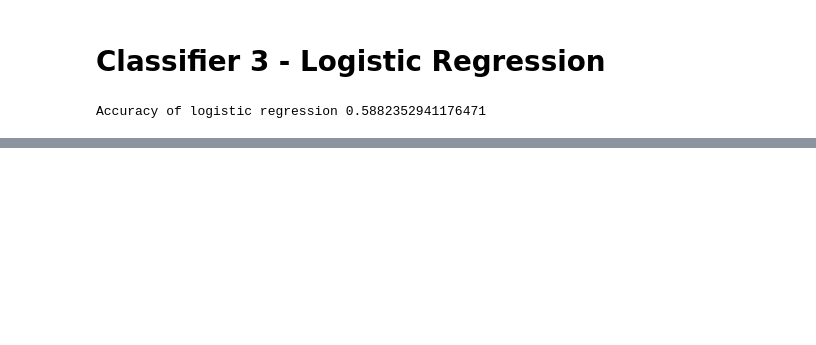
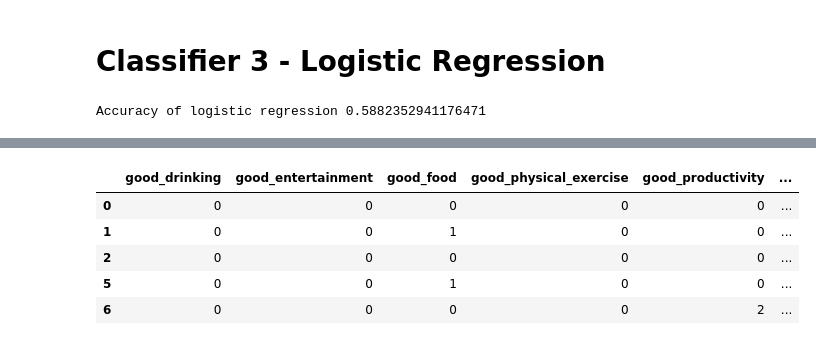
Before and after one commit to pshreyasv100/dmt-assignment-1, a Jupyter notebook: a1_shreyas.ipynb, the cells around one changed output, grey strips where cells are left out. Cells and saved outputs as stored; diff of their text form; code cells hidden in the pictures; blank space fills up the shorter version.

```diff
--- a/a1_shreyas.ipynb
+++ b/a1_shreyas.ipynb
@@ -1108,0 +1127,24 @@ plt.show()
+# %%
+
+
+# One-hot encoding categorical variables
+enc_df = pd.get_dummies(df['course'], prefix='course_tech')
+df_2 = df_2.join(enc_df)
+
+
+enc_df = pd.get_dummies(df_2['time_to_bed_category'], prefix='time_to_bed_category')
+df_2 = df_2.join(enc_df)
+
+
+
+enc_df = pd.get_dummies(df_2['have_used_chatgpt'], prefix='have_used_chatgpt')
+df_2 = df_2.join(enc_df)
+# %%
+df_2.head()
+# %% [output]
+|  | good_drinking | good_entertainment | good_food | good_physical_exercise | good_productivity | ... |
+| 0 | 0 | 0 | 0 | 0 | 0 | ... |
+| 1 | 0 | 0 | 1 | 0 | 0 | ... |
+| 2 | 0 | 0 | 0 | 0 | 0 | ... |
+| 5 | 0 | 0 | 1 | 0 | 0 | ... |
+| 6 | 0 | 0 | 0 | 0 | 2 | ... |
```
Also changed, not shown: parts of 27 cells of this notebook.
